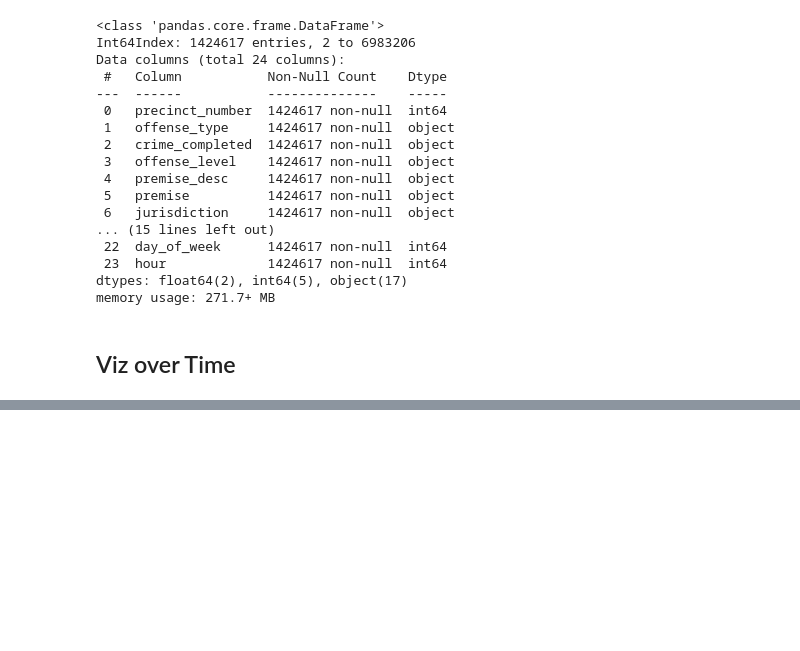
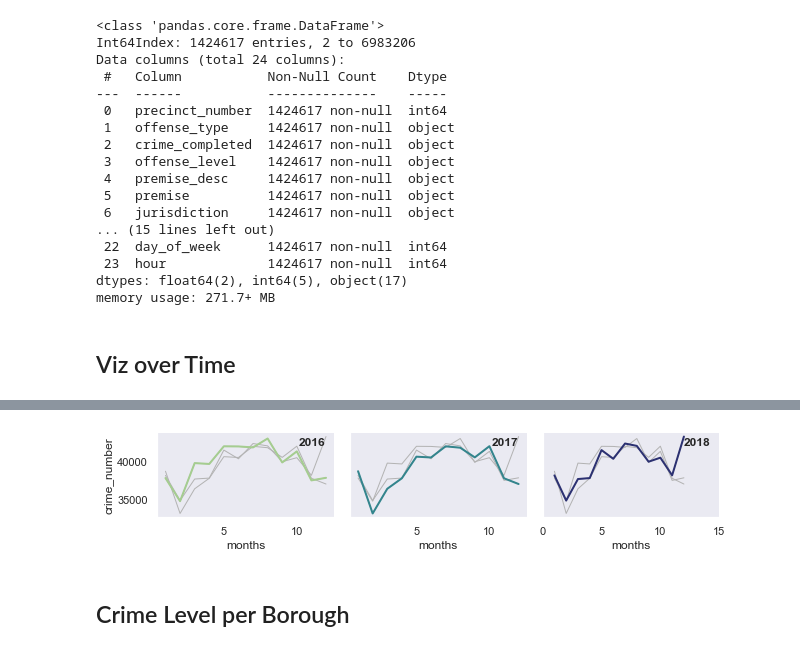
Before and after one commit to candiesforlife/minority_report, a Jupyter notebook: notebooks/Alice_Data_Viz.ipynb, the cells around one changed output, grey strips where cells are left out. Cells and saved outputs as stored; diff of their text form; code cells hidden in the pictures; blank space fills up the shorter version.

```diff
--- a/notebooks/Alice_Data_Viz.ipynb
+++ b/notebooks/Alice_Data_Viz.ipynb
@@ -88,6 +100,40 @@ plt.title('Number of Crimes per DOW in NY');
 # %%
-time_s = df.groupby(['year', 'month'], as_index=False).count()
+# Group by Year and Month
 
-time_series = time_s[['year', 'month', 'crime_completed']].rename(columns={'crime_completed':'nb_of_crimes'})
+time = df.groupby(['year', 'month'], as_index = False).count()
 
-time_series.head()
+crime_ym = time[['year', 'month', 'crime_completed']].rename(columns = {'crime_completed': 'number_of_crimes'})
+# %%
+sns.set_theme(style = 'dark')
+
+# Plot each year's time series in its own facet
+g = sns.relplot(
+    data = crime_ym,
+    x = 'month', y = 'number_of_crimes', col = 'year', hue = 'year',
+    kind = 'line', palette = 'crest', linewidth = 2, zorder = 5,
+    col_wrap = 3, height = 2, aspect = 1.5, legend = False,
+)
+
+# Iterate over each subplot to customize further
+for year, ax in g.axes_dict.items():
+
+    # Add the title as an annotation within the plot
+    ax.text(.8, .85, year, transform = ax.transAxes, fontweight = 'bold')
+
+    # Plot every year's time series in the background
+    sns.lineplot(
+        data = crime_ym, x = 'month', y = 'number_of_crimes', units = 'year',
+        estimator = None, color = '.7', linewidth = 1, ax = ax
+    )
+
+# Reduce the frequency of the x axis ticks
+ax.set_xticks(ax.get_xticks()[::2])
+
+# Tweak the supporting aspects of the plot
+g.set_titles('')
+g.set_axis_labels('months', 'crime_number')
+g.tight_layout()
+# %% [output]
+[figure, added]
+# %% [markdown]
+## Crime Level per Borough
```
Also changed, not shown: parts of 12 cells of this notebook.
